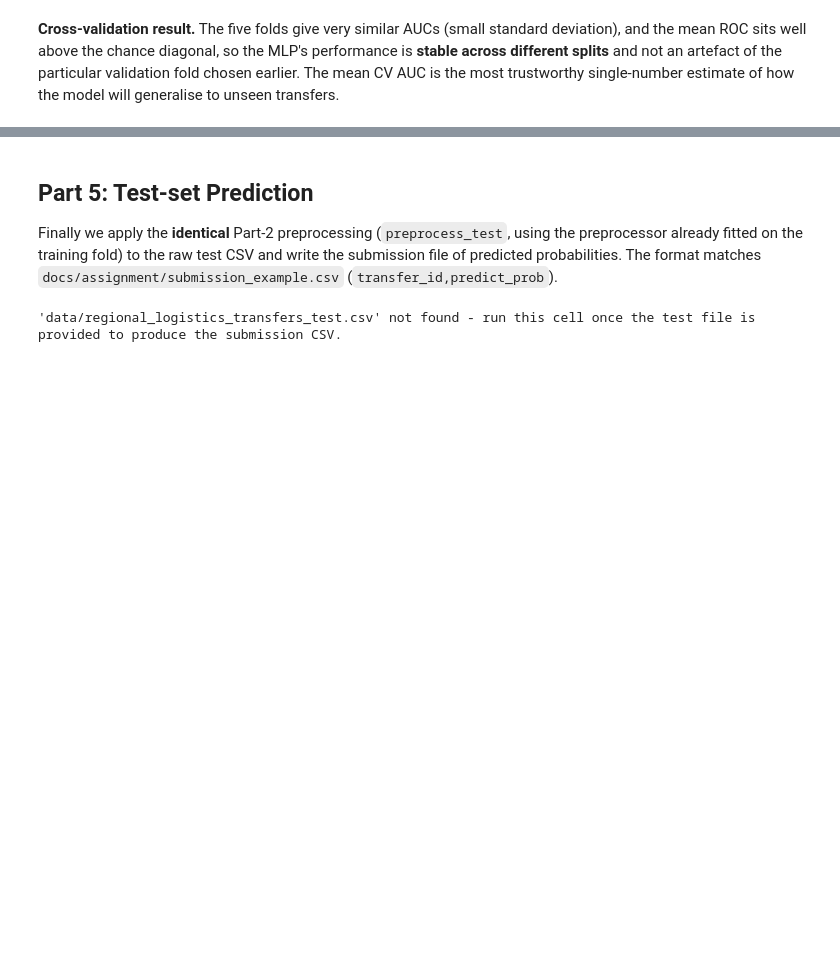
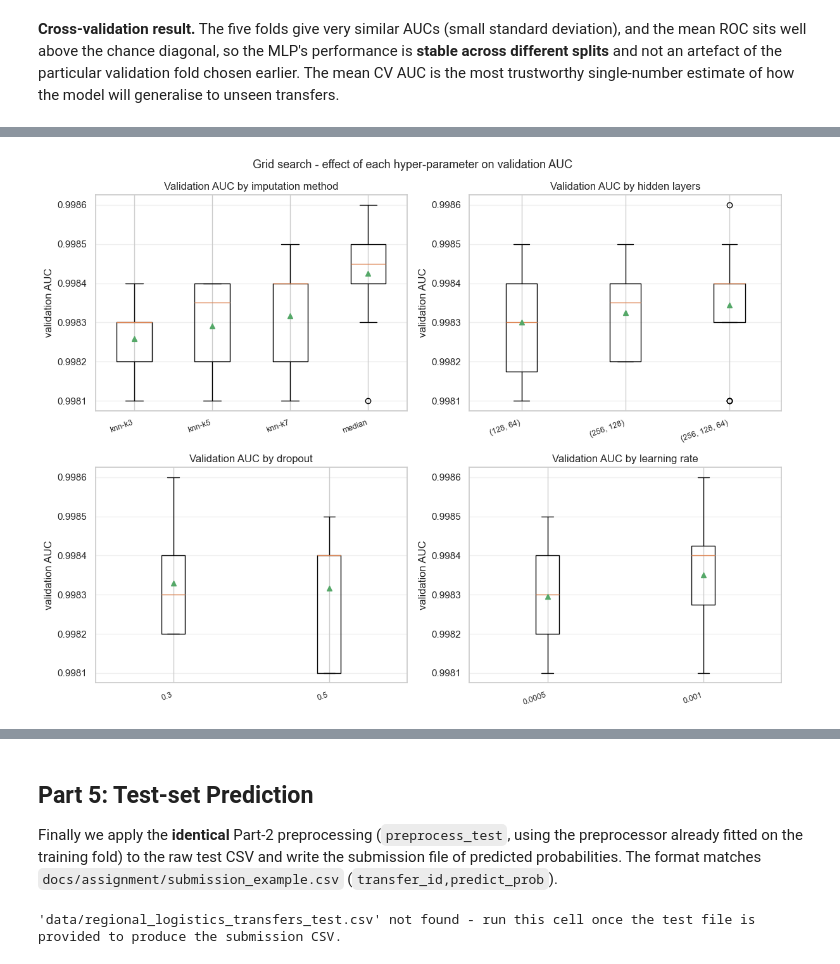
Before and after one commit to tomerbd007/LogisticsTransferPrediction, a Jupyter notebook: main.ipynb, the cells around one changed output, grey strips where cells are left out. Drawn from its saved outputs; the diff is of its cells as text; code cells hidden in the pictures; blank space fills up the shorter version.

```diff
--- a/main.ipynb
+++ b/main.ipynb
@@ -1727,0 +1845,85 @@ transfers.
+# %%
+# --- Comparison plot of the grid-search results -----------------------------
+# Uses the live `tune_results` when the grid was just run; otherwise the saved
+# offline results below, so the comparison still renders with tuning toggled OFF.
+import matplotlib.pyplot as plt
+
+TUNE_RESULTS = [
+    dict(impute='median', k=None, hidden='(128, 64)', dropout=0.3, lr=0.001, cv_auc=0.9984, cv_std=0.0001, val_auc=0.9985),
+    dict(impute='median', k=None, hidden='(128, 64)', dropout=0.3, lr=0.0005, cv_auc=0.9983, cv_std=0.0002, val_auc=0.9984),
+    dict(impute='median', k=None, hidden='(128, 64)', dropout=0.5, lr=0.001, cv_auc=0.9985, cv_std=0.0001, val_auc=0.9985),
+    dict(impute='median', k=None, hidden='(128, 64)', dropout=0.5, lr=0.0005, cv_auc=0.9984, cv_std=0.0002, val_auc=0.9981),
+    dict(impute='median', k=None, hidden='(256, 128)', dropout=0.3, lr=0.001, cv_auc=0.9984, cv_std=0.0001, val_auc=0.9983),
+    dict(impute='median', k=None, hidden='(256, 128)', dropout=0.3, lr=0.0005, cv_auc=0.9984, cv_std=0.0001, val_auc=0.9984),
+    dict(impute='median', k=None, hidden='(256, 128)', dropout=0.5, lr=0.001, cv_auc=0.9984, cv_std=0.0001, val_auc=0.9985),
+    dict(impute='median', k=None, hidden='(256, 128)', dropout=0.5, lr=0.0005, cv_auc=0.9984, cv_std=0.0002, val_auc=0.9984),
+    dict(impute='median', k=None, hidden='(256, 128, 64)', dropout=0.3, lr=0.001, cv_auc=0.9984, cv_std=0.0002, val_auc=0.9986),
+    dict(impute='median', k=None, hidden='(256, 128, 64)', dropout=0.3, lr=0.0005, cv_auc=0.9983, cv_std=0.0002, val_auc=0.9985),
+    dict(impute='median', k=None, hidden='(256, 128, 64)', dropout=0.5, lr=0.001, cv_auc=0.9985, cv_std=0.0001, val_auc=0.9985),
+    dict(impute='median', k=None, hidden='(256, 128, 64)', dropout=0.5, lr=0.0005, cv_auc=0.9983, cv_std=0.0001, val_auc=0.9984),
+    dict(impute='knn', k=3, hidden='(128, 64)', dropout=0.3, lr=0.001, cv_auc=0.9984, cv_std=0.0001, val_auc=0.9983),
+    dict(impute='knn', k=3, hidden='(128, 64)', dropout=0.3, lr=0.0005, cv_auc=0.9984, cv_std=0.0001, val_auc=0.9983),
+    dict(impute='knn', k=3, hidden='(128, 64)', dropout=0.5, lr=0.001, cv_auc=0.9984, cv_std=0.0002, val_auc=0.9983),
+    dict(impute='knn', k=3, hidden='(128, 64)', dropout=0.5, lr=0.0005, cv_auc=0.9984, cv_std=0.0001, val_auc=0.9981),
+    dict(impute='knn', k=3, hidden='(256, 128)', dropout=0.3, lr=0.001, cv_auc=0.9983, cv_std=0.0002, val_auc=0.9982),
+    dict(impute='knn', k=3, hidden='(256, 128)', dropout=0.3, lr=0.0005, cv_auc=0.9983, cv_std=0.0001, val_auc=0.9982),
+    dict(impute='knn', k=3, hidden='(256, 128)', dropout=0.5, lr=0.001, cv_auc=0.9984, cv_std=0.0001, val_auc=0.9984),
+    dict(impute='knn', k=3, hidden='(256, 128)', dropout=0.5, lr=0.0005, cv_auc=0.9984, cv_std=0.0002, val_auc=0.9983),
+    dict(impute='knn', k=3, hidden='(256, 128, 64)', dropout=0.3, lr=0.001, cv_auc=0.9983, cv_std=0.0002, val_auc=0.9983),
+    dict(impute='knn', k=3, hidden='(256, 128, 64)', dropout=0.3, lr=0.0005, cv_auc=0.9983, cv_std=0.0002, val_auc=0.9983),
+    dict(impute='knn', k=3, hidden='(256, 128, 64)', dropout=0.5, lr=0.001, cv_auc=0.9984, cv_std=0.0001, val_auc=0.9981),
+    dict(impute='knn', k=3, hidden='(256, 128, 64)', dropout=0.5, lr=0.0005, cv_auc=0.9983, cv_std=0.0002, val_auc=0.9983),
+    dict(impute='knn', k=5, hidden='(128, 64)', dropout=0.3, lr=0.001, cv_auc=0.9984, cv_std=0.0001, val_auc=0.9984),
+    dict(impute='knn', k=5, hidden='(128, 64)', dropout=0.3, lr=0.0005, cv_auc=0.9983, cv_std=0.0002, val_auc=0.9982),
+    dict(impute='knn', k=5, hidden='(128, 64)', dropout=0.5, lr=0.001, cv_auc=0.9985, cv_std=0.0001, val_auc=0.9984),
+    dict(impute='knn', k=5, hidden='(128, 64)', dropout=0.5, lr=0.0005, cv_auc=0.9984, cv_std=0.0002, val_auc=0.9981),
+    dict(impute='knn', k=5, hidden='(256, 128)', dropout=0.3, lr=0.001, cv_auc=0.9983, cv_std=0.0001, val_auc=0.9982),
+    dict(impute='knn', k=5, hidden='(256, 128)', dropout=0.3, lr=0.0005, cv_auc=0.9984, cv_std=0.0001, val_auc=0.9982),
+    dict(impute='knn', k=5, hidden='(256, 128)', dropout=0.5, lr=0.001, cv_auc=0.9984, cv_std=0.0001, val_auc=0.9984),
+    dict(impute='knn', k=5, hidden='(256, 128)', dropout=0.5, lr=0.0005, cv_auc=0.9983, cv_std=0.0002, val_auc=0.9984),
+    dict(impute='knn', k=5, hidden='(256, 128, 64)', dropout=0.3, lr=0.001, cv_auc=0.9984, cv_std=0.0002, val_auc=0.9984),
+    dict(impute='knn', k=5, hidden='(256, 128, 64)', dropout=0.3, lr=0.0005, cv_auc=0.9982, cv_std=0.0002, val_auc=0.9983),
+    dict(impute='knn', k=5, hidden='(256, 128, 64)', dropout=0.5, lr=0.001, cv_auc=0.9984, cv_std=0.0002, val_auc=0.9981),
+    dict(impute='knn', k=5, hidden='(256, 128, 64)', dropout=0.5, lr=0.0005, cv_auc=0.9984, cv_std=0.0001, val_auc=0.9984),
+    dict(impute='knn', k=7, hidden='(128, 64)', dropout=0.3, lr=0.001, cv_auc=0.9984, cv_std=0.0001, val_auc=0.9984),
+    dict(impute='knn', k=7, hidden='(128, 64)', dropout=0.3, lr=0.0005, cv_auc=0.9983, cv_std=0.0002, val_auc=0.9983),
+    dict(impute='knn', k=7, hidden='(128, 64)', dropout=0.5, lr=0.001, cv_auc=0.9984, cv_std=0.0002, val_auc=0.9984),
+    dict(impute='knn', k=7, hidden='(128, 64)', dropout=0.5, lr=0.0005, cv_auc=0.9983, cv_std=0.0001, val_auc=0.9981),
+    dict(impute='knn', k=7, hidden='(256, 128)', dropout=0.3, lr=0.001, cv_auc=0.9983, cv_std=0.0001, val_auc=0.9982),
+    dict(impute='knn', k=7, hidden='(256, 128)', dropout=0.3, lr=0.0005, cv_auc=0.9984, cv_std=0.0001, val_auc=0.9982),
+    dict(impute='knn', k=7, hidden='(256, 128)', dropout=0.5, lr=0.001, cv_auc=0.9984, cv_std=0.0001, val_auc=0.9985),
+    dict(impute='knn', k=7, hidden='(256, 128)', dropout=0.5, lr=0.0005, cv_auc=0.9984, cv_std=0.0001, val_auc=0.9984),
+    dict(impute='knn', k=7, hidden='(256, 128, 64)', dropout=0.3, lr=0.001, cv_auc=0.9984, cv_std=0.0001, val_auc=0.9984),
+    dict(impute='knn', k=7, hidden='(256, 128, 64)', dropout=0.3, lr=0.0005, cv_auc=0.9983, cv_std=0.0002, val_auc=0.9984),
+    dict(impute='knn', k=7, hidden='(256, 128, 64)', dropout=0.5, lr=0.001, cv_auc=0.9984, cv_std=0.0001, val_auc=0.9981),
+    dict(impute='knn', k=7, hidden='(256, 128, 64)', dropout=0.5, lr=0.0005, cv_auc=0.9984, cv_std=0.0001, val_auc=0.9984),
+]
+
+if RUN_TUNING and "tune_results" in dir():
+    _res = tune_results.copy()
+else:
+    _res = pd.DataFrame(TUNE_RESULTS)
+
+d = _res.copy()
+d["impute_lbl"] = d["impute"] + d["k"].map(
+    lambda v: "" if (v is None or (isinstance(v, float) and pd.isna(v))) else f"-k{int(v)}")
+groupings = [("impute_lbl", "imputation method"), ("hidden", "hidden layers"),
+             ("dropout", "dropout"), ("lr", "learning rate")]
+fig, axes = plt.subplots(2, 2, figsize=(12, 9))
+for ax, (col, title) in zip(axes.ravel(), groupings):
+    order = sorted(d[col].unique(), key=lambda x: str(x))
+    ax.boxplot([d.loc[d[col] == grp, "val_auc"].values for grp in order], showmeans=True)
+    ax.set_xticks(range(1, len(order) + 1))
+    ax.set_xticklabels([str(g) for g in order], rotation=20, ha="right", fontsize=9)
+    ax.set_title(f"Validation AUC by {title}")
+    ax.set_ylabel("validation AUC"); ax.grid(axis="y", alpha=0.3)
+fig.suptitle("Grid search - effect of each hyper-parameter on validation AUC", fontsize=13)
+fig.tight_layout(); plt.show()
+
+best_row = d.sort_values("val_auc", ascending=False).iloc[0]
+base_row = d[(d.impute == "median") & (d.hidden == "(128, 64)") & (d.dropout == 0.3) & (d.lr == 1e-3)]
+print("Best config by validation AUC:", best_row.to_dict())
+if len(base_row):
+    print(f"Baseline config validation AUC: {float(base_row.iloc[0].val_auc):.5f}")
+# %% [output]
+[figure, added]
```
Also changed, not shown: parts of 27 cells of this notebook, 1 other file.
